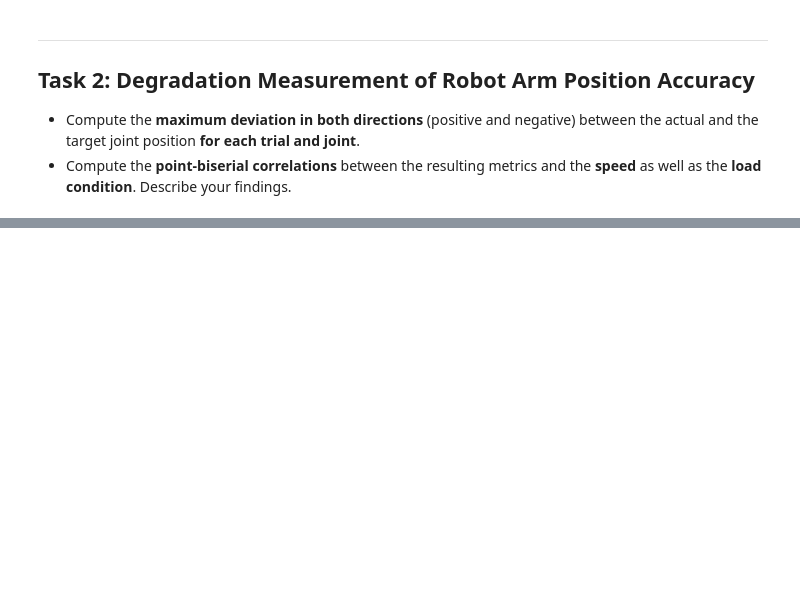
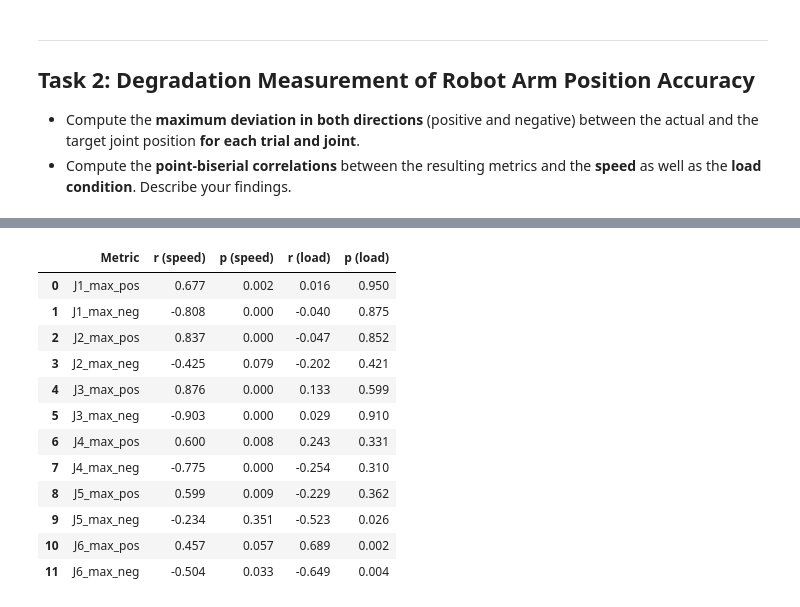
Before and after one commit to athi2210/DA-Lab-group, a Jupyter notebook: 04_tasks.ipynb, the cells around one changed output, grey strips where cells are left out. Saved outputs shown, nothing was run; the diff lists cells and outputs as text; code cells hidden in the pictures; blank space fills up the shorter version.

```diff
--- a/04_tasks.ipynb
+++ b/04_tasks.ipynb
@@ -236,9 +261,34 @@ df_trials.head()
 # %%
-# Compute point-biserial correlations between the deviation metrics and:
-#   - speed condition (binary: e.g. full speed = 1, reduced = 0)
-#   - load condition (binary: e.g. high load = 1, low/no load = 0)
-#
-# Hint: use scipy.stats.pointbiserialr
+from scipy.stats import pointbiserialr
+
+deviation_cols = [f'J{j}_{d}' for j in range(1, 7) for d in ('max_pos', 'max_neg')]
+
+rows = []
+for col in deviation_cols:
+    r_speed, p_speed = pointbiserialr(df_trials['speed_full'], df_trials[col])
+    r_load,  p_load  = pointbiserialr(df_trials['load_heavy'],  df_trials[col])
+    rows.append({
+        'Metric': col,
+        'r (speed)': round(r_speed, 3), 'p (speed)': round(p_speed, 3),
+        'r (load)':  round(r_load,  3), 'p (load)':  round(p_load,  3),
+    })
+
+df_corr = pd.DataFrame(rows)
+df_corr
+# %% [output]
+|  | Metric | r (speed) | p (speed) | r (load) | p (load) |
+| 0 | J1_max_pos | 0.677 | 0.002 | 0.016 | 0.950 |
+| 1 | J1_max_neg | -0.808 | 0.000 | -0.040 | 0.875 |
+| 2 | J2_max_pos | 0.837 | 0.000 | -0.047 | 0.852 |
+| 3 | J2_max_neg | -0.425 | 0.079 | -0.202 | 0.421 |
+| 4 | J3_max_pos | 0.876 | 0.000 | 0.133 | 0.599 |
+| 5 | J3_max_neg | -0.903 | 0.000 | 0.029 | 0.910 |
+| 6 | J4_max_pos | 0.600 | 0.008 | 0.243 | 0.331 |
+| 7 | J4_max_neg | -0.775 | 0.000 | -0.254 | 0.310 |
+| 8 | J5_max_pos | 0.599 | 0.009 | -0.229 | 0.362 |
+| 9 | J5_max_neg | -0.234 | 0.351 | -0.523 | 0.026 |
+| 10 | J6_max_pos | 0.457 | 0.057 | 0.689 | 0.002 |
+| 11 | J6_max_neg | -0.504 | 0.033 | -0.649 | 0.004 |
 # %% [markdown]
 **Findings:**
 
```
Also changed, not shown: parts of 4 cells of this notebook.
